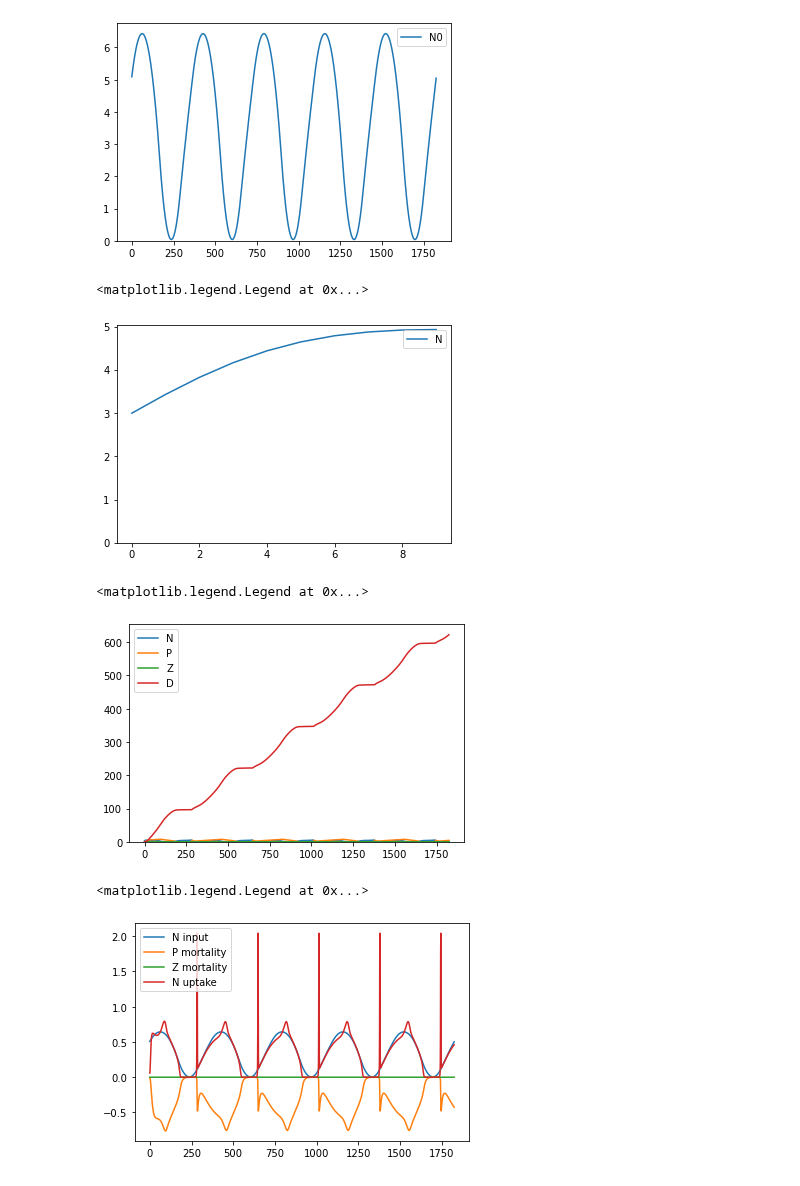
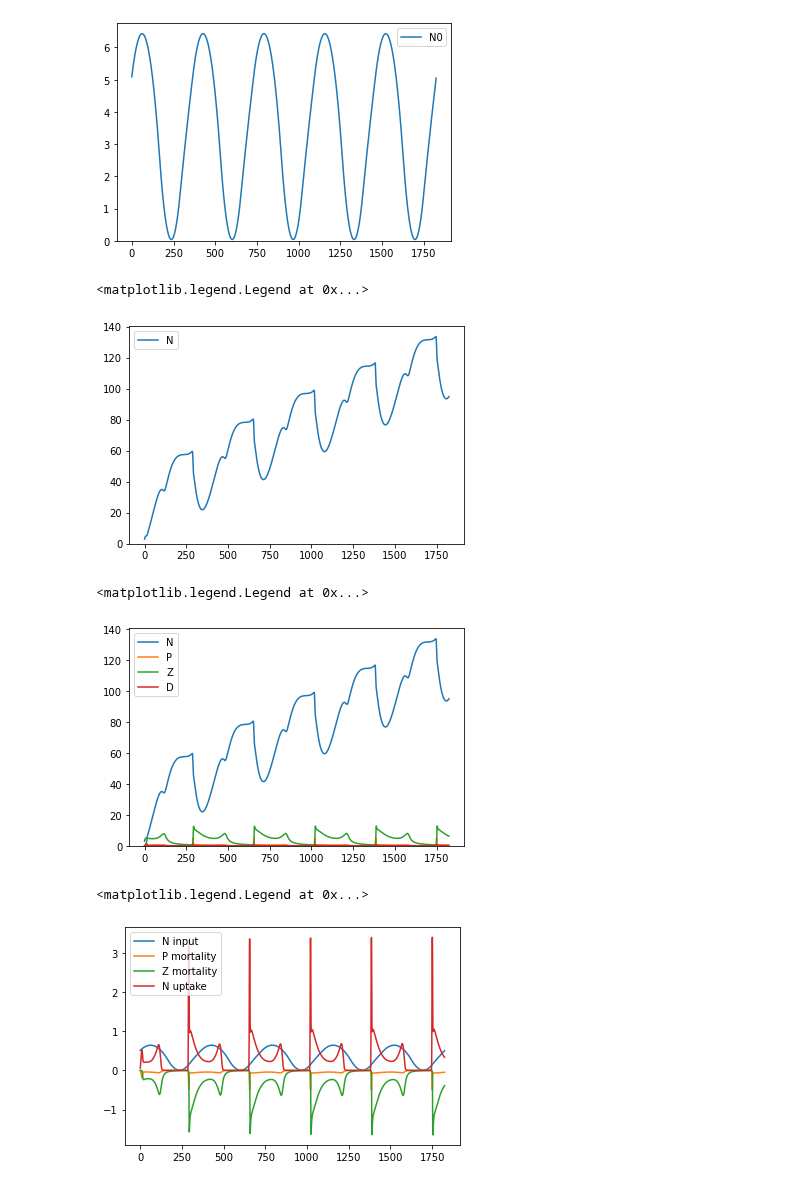
Before and after one commit to ben1post/phydra, a Jupyter notebook: prototypes/FINAL_NPZD_prototype.ipynb, the cells around one changed output. Drawn from its saved outputs; the diff is of its cells as text; code cells hidden in the pictures.

```diff
--- a/prototypes/FINAL_NPZD_prototype.ipynb
+++ b/prototypes/FINAL_NPZD_prototype.ipynb
@@ -39,7 +30,7 @@ NPZD = phydra.create({'Nutrient':SV,
                       'Monod':Monod_ML,
                       'Steele':Steele_ML,
                       'Eppley':Eppley_ML,
-                      #'Grazing':HollingTypeIII_2Resources,
+                      'Grazing':HollingTypeIII_ListResources,
 
                       # HERE NEED TO ADD THIS:
                       'N0':GlobalSlabClimatologyForcing,
@@ -97,8 +88,8 @@ odeint_setup = phydra.setup('odeint', NPZD,
                           'kw':0.04, 'kc':0.03, 'i_opt':2},
                 'Eppley':{'Temp':'Tmld', 'eppley':0.063},
 
-                #'Grazing':{'r_1':'P', 'r_2':'D', 'consumer':'Z',
-                #           'fp_1':.5, 'fp_2':.5,'Imax':1., 'kZ':1.5},
+                'Grazing':{'resources':['P','D'], 'consumer':'Z',
+                           'feed_prefs':[.5,.5],'Imax':1., 'kZ':1.5},
 
                 'N0':{'forcing_label':'N0', 'dataset':'n0x',
                       'lat':47,'lon':-20,'rbb':2,
@@ -171,13 +158,13 @@ plt.legend()
 <matplotlib.legend.Legend at 0x...>
 [figure]
 # %%
-time = odeint_out.Time__time[0:10]
-plt.plot(time, odeint_out.Nutrient__var_value[0:10], label='N')
+time = odeint_out.Time__time
+plt.plot(time, odeint_out.Nutrient__var_value, label='N')
 plt.ylim(bottom=0)
 plt.legend()
 # %% [output]
 <matplotlib.legend.Legend at 0x...>
-[figure, old version]
+[figure, new version]
 # %%
 time = odeint_out.Time__time
 plt.plot(time, odeint_out.Nutrient__var_value, label='N')
@@ -188,7 +175,7 @@ plt.ylim(bottom=0)
 plt.legend()
 # %% [output]
 <matplotlib.legend.Legend at 0x...>
-[figure, old version]
+[figure, new version]
 # %%
 plt.plot(time, odeint_out.Input__input_value, label='N input')
 plt.plot(time, -odeint_out.Mortality__death_value, label='P mortality')
@@ -199,7 +186,7 @@ plt.plot(time, odeint_out.Growth__growth_value, label='N uptake')
 plt.legend()
 # %% [output]
 <matplotlib.legend.Legend at 0x...>
-[figure, old version]
+[figure, new version]
 # %%
 stepwise_setup = phydra.update_setup(model=NPZD, old_setup=odeint_setup, new_solver="stepwise",
                                      new_time=np.arange(0,365*5,.5))
```
Also changed, not shown: parts of 12 cells of this notebook, 3 other files.
